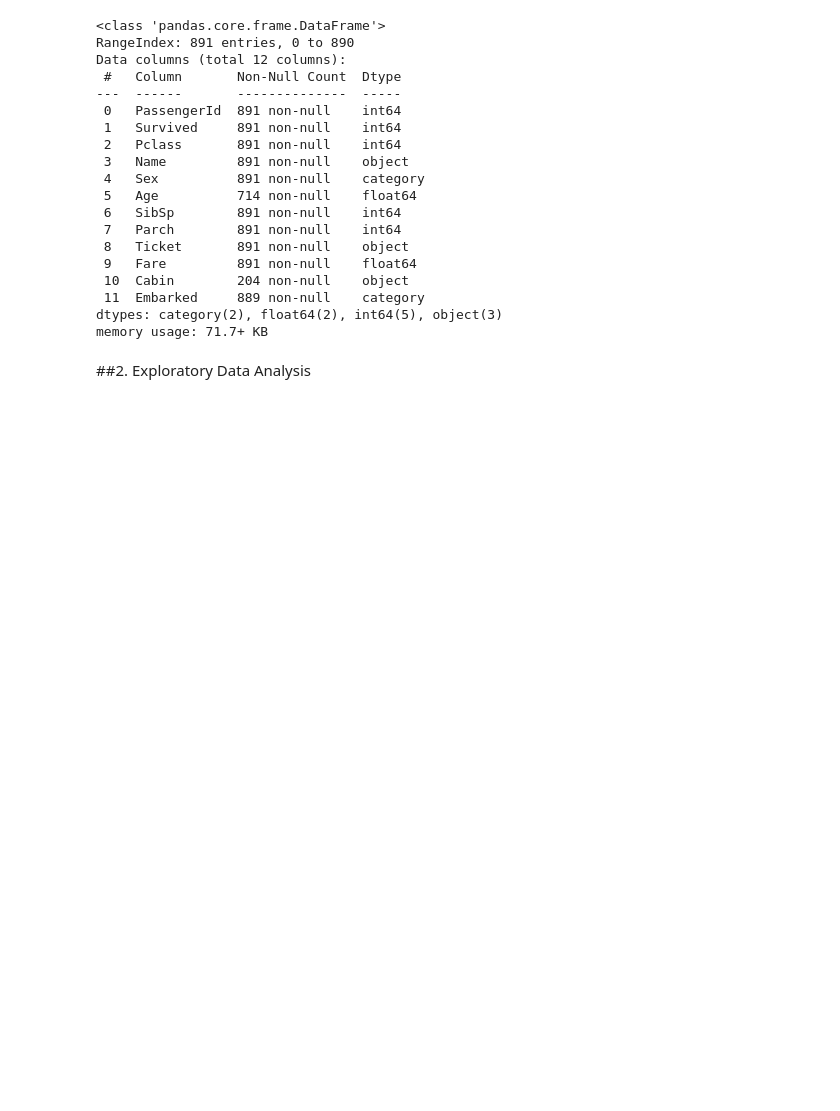
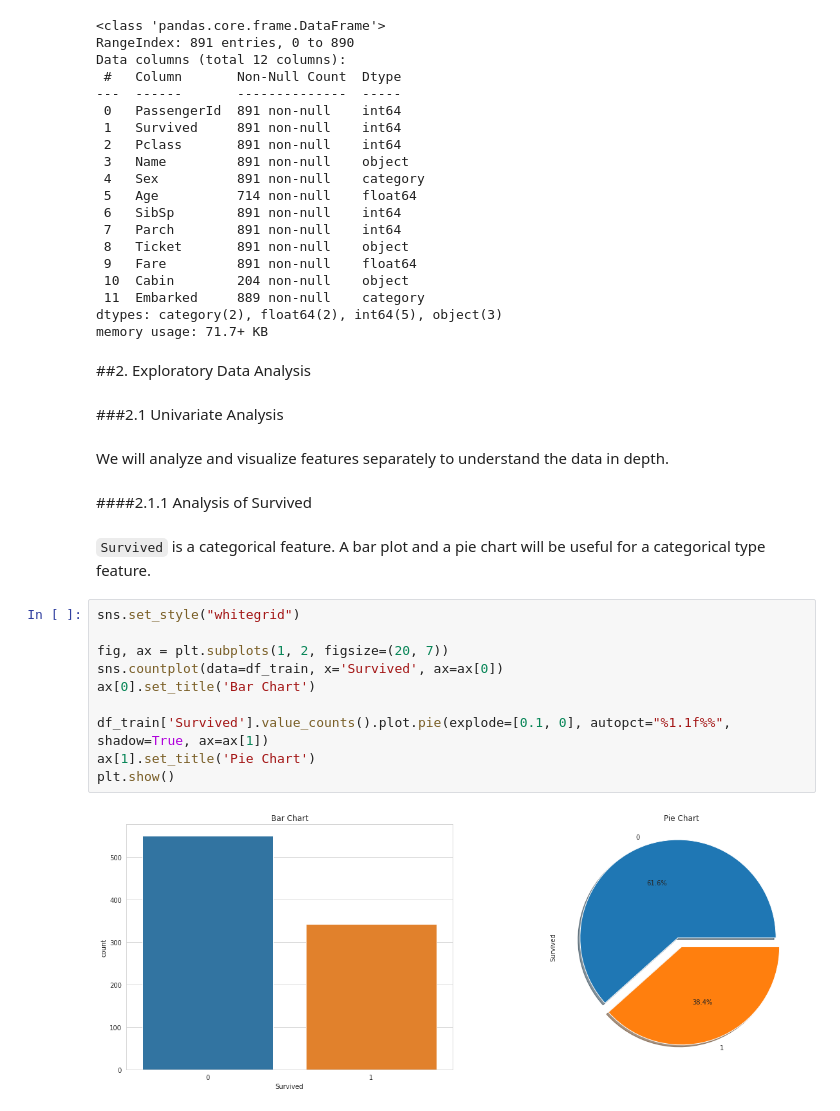
Before and after one commit to sahinozan/Titanic, a Jupyter notebook: titanic.ipynb, the cells around one changed output. Drawn from its saved outputs; the diff is of its cells as text; blank space fills up the shorter version.

Commit message:
analysis of survived added

```diff
--- a/titanic.ipynb
+++ b/titanic.ipynb
@@ -154,3 +156,23 @@ dtypes: category(2), float64(2), int64(5), object(3)
 memory usage: 71.7+ KB
 # %% [markdown]
 ##2. Exploratory Data Analysis
+# %% [markdown]
+###2.1 Univariate Analysis
+# %% [markdown]
+We will analyze and visualize features separately to understand the data in depth.
+# %% [markdown]
+####2.1.1 Analysis of Survived
+# %% [markdown]
+`Survived` is a categorical feature. A bar plot and a pie chart will be useful for a categorical type feature.
+# %%
+sns.set_style("whitegrid")
+
+fig, ax = plt.subplots(1, 2, figsize=(20, 7))
+sns.countplot(data=df_train, x='Survived', ax=ax[0])
+ax[0].set_title('Bar Chart')
+
+df_train['Survived'].value_counts().plot.pie(explode=[0.1, 0], autopct="%1.1f%%", shadow=True, ax=ax[1])
+ax[1].set_title('Pie Chart')
+plt.show()
+# %% [output]
+[figure, added]
```
Also changed, not shown: parts of 1 cell of this notebook.
